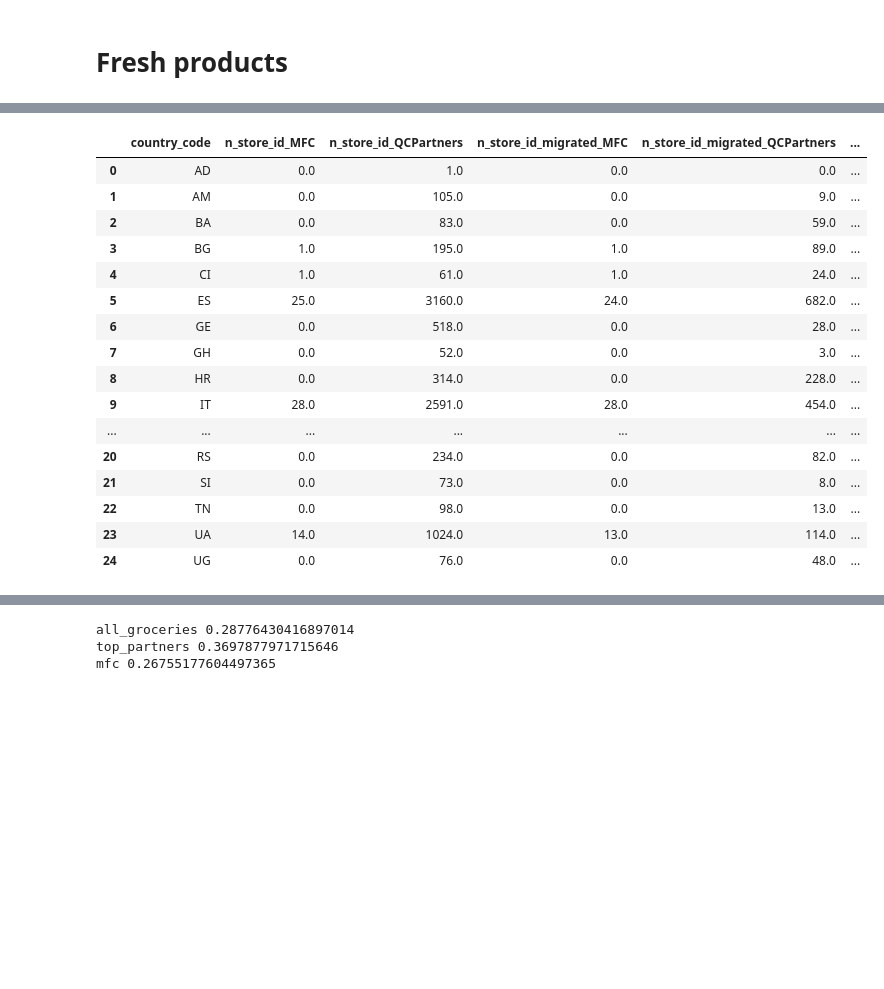
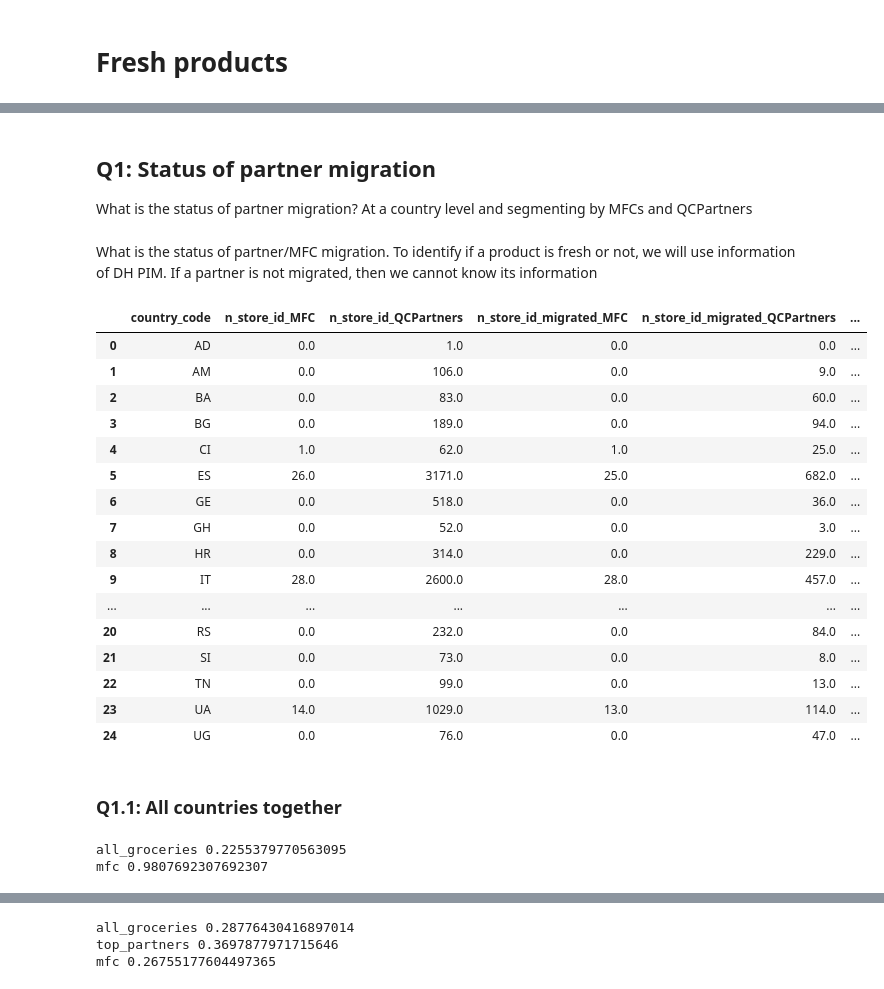
Before and after one commit to JordiCremades4444/central-node, a Jupyter notebook: notebooks/982_2024_10_05_fresh_products/fresh_products.ipynb, the cells around one changed output, grey strips where cells are left out. Drawn from its saved outputs; the diff is of its cells as text; code cells hidden in the pictures; blank space fills up the shorter version.

```diff
--- a/notebooks/982_2024_10_05_fresh_products/fresh_products.ipynb
+++ b/notebooks/982_2024_10_05_fresh_products/fresh_products.ipynb
@@ -54,24 +19,49 @@ https://starburst.g8s-data-platform-prod.glovoint.com/oauth2/token/initiate/0b4d
+# %% [markdown]
+## Q1: Status of partner migration
+
+What is the status of partner migration? At a country level and segmenting by MFCs and QCPartners
+# %% [markdown]
+What is the status of partner/MFC migration. To identify if a product is fresh or not, we will use information of DH PIM. If a partner is not migrated, then we cannot know its information
 # %%
+q.prepare_query(
+    'migrated_partners.sql'
+    ,params=None
+    ,to_load_file='migrated_partners'
+    ,load_from_to_load_file='migrated_partners'
+
+)
+
+df_migrated_partners  = q.query_run_starburst()
+
+# Pivot
 df_pivoted = df_migrated_partners.pivot(index='country_code',columns='store_subvertical',values=['n_store_id','n_store_id_migrated','perc_store_id_migrated'])
 df_pivoted.columns = [f'{col[0]}_{col[1]}' for col in df_pivoted.columns]
 df_pivoted = df_pivoted.reset_index()
 df_pivoted = df_pivoted.fillna(0.00)
 df_pivoted
 # %% [output]
 |  | country_code | n_store_id_MFC | n_store_id_QCPartners | n_store_id_migrated_MFC | n_store_id_migrated_QCPartners | ... |
 | 0 | AD | 0.0 | 1.0 | 0.0 | 0.0 | ... |
-| 1 | AM | 0.0 | 105.0 | 0.0 | 9.0 | ... |
-| 2 | BA | 0.0 | 83.0 | 0.0 | 59.0 | ... |
-| 3 | BG | 1.0 | 195.0 | 1.0 | 89.0 | ... |
-| 4 | CI | 1.0 | 61.0 | 1.0 | 24.0 | ... |
-| 5 | ES | 25.0 | 3160.0 | 24.0 | 682.0 | ... |
-| 6 | GE | 0.0 | 518.0 | 0.0 | 28.0 | ... |
+| 1 | AM | 0.0 | 106.0 | 0.0 | 9.0 | ... |
+| 2 | BA | 0.0 | 83.0 | 0.0 | 60.0 | ... |
+| 3 | BG | 0.0 | 189.0 | 0.0 | 94.0 | ... |
+| 4 | CI | 1.0 | 62.0 | 1.0 | 25.0 | ... |
+| 5 | ES | 26.0 | 3171.0 | 25.0 | 682.0 | ... |
+| 6 | GE | 0.0 | 518.0 | 0.0 | 36.0 | ... |
 | 7 | GH | 0.0 | 52.0 | 0.0 | 3.0 | ... |
-| 8 | HR | 0.0 | 314.0 | 0.0 | 228.0 | ... |
-| 9 | IT | 28.0 | 2591.0 | 28.0 | 454.0 | ... |
+| 8 | HR | 0.0 | 314.0 | 0.0 | 229.0 | ... |
+| 9 | IT | 28.0 | 2600.0 | 28.0 | 457.0 | ... |
 | ... | ... | ... | ... | ... | ... | ... |
-| 20 | RS | 0.0 | 234.0 | 0.0 | 82.0 | ... |
+| 20 | RS | 0.0 | 232.0 | 0.0 | 84.0 | ... |
 | 21 | SI | 0.0 | 73.0 | 0.0 | 8.0 | ... |
-| 22 | TN | 0.0 | 98.0 | 0.0 | 13.0 | ... |
-| 23 | UA | 14.0 | 1024.0 | 13.0 | 114.0 | ... |
-| 24 | UG | 0.0 | 76.0 | 0.0 | 48.0 | ... |
+| 22 | TN | 0.0 | 99.0 | 0.0 | 13.0 | ... |
+| 23 | UA | 14.0 | 1029.0 | 13.0 | 114.0 | ... |
+| 24 | UG | 0.0 | 76.0 | 0.0 | 47.0 | ... |
+# %% [markdown]
+### Q1.1: All countries together
+# %%
+print('all_groceries',df_pivoted['n_store_id_migrated_QCPartners'].sum()/df_pivoted['n_store_id_QCPartners'].sum())
+print('mfc',df_pivoted['n_store_id_migrated_MFC'].sum()/df_pivoted['n_store_id_MFC'].sum())
+# %% [output]
+all_groceries 0.2255379770563095
+mfc 0.9807692307692307
```
Also changed, not shown: parts of 13 cells of this notebook.
